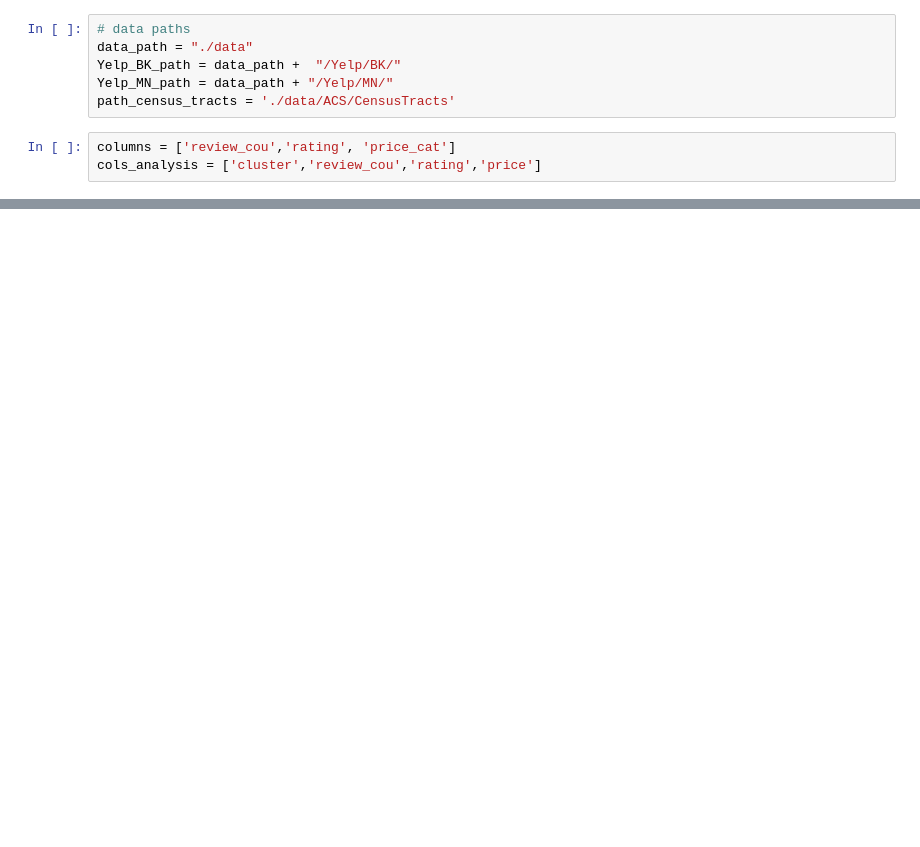
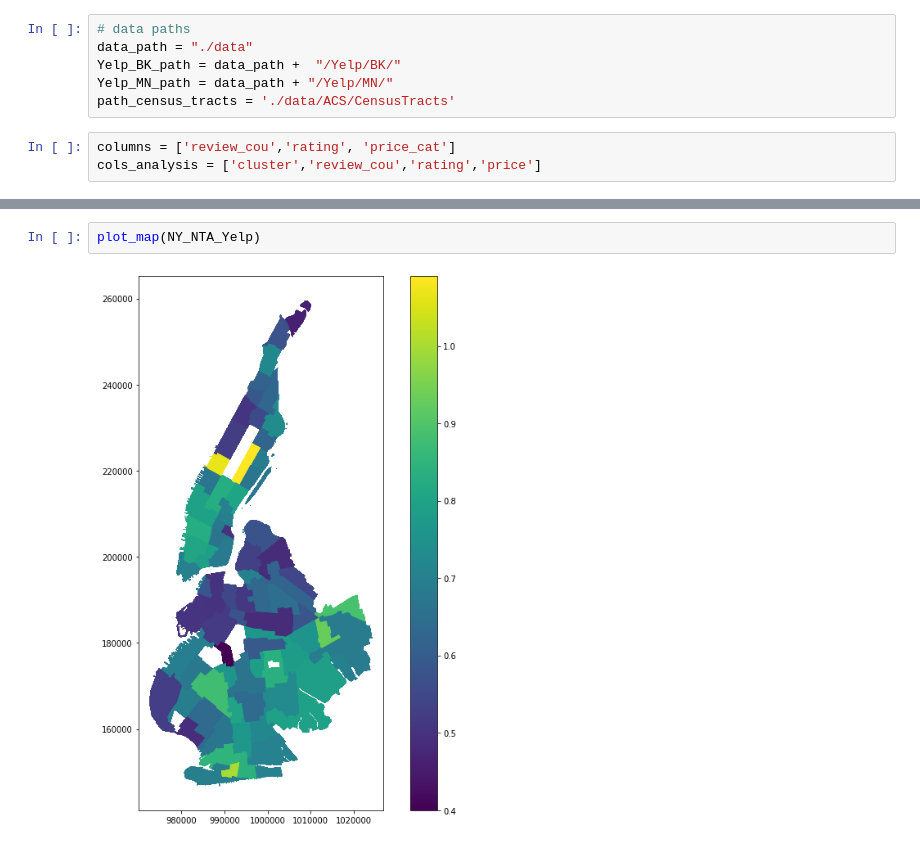
Before and after one commit to lobodemonte/restaurant-scene-ads, a Jupyter notebook: Yelp_Kmeans.ipynb, the cells around one changed output, grey strips where cells are left out. Drawn from its saved outputs; the diff is of its cells as text; blank space fills up the shorter version.

```diff
--- a/Yelp_Kmeans.ipynb
+++ b/Yelp_Kmeans.ipynb
@@ -188,0 +124,4 @@ BK_NTA_Yelp.plot(ax=ax, column='cluster', legend=True)
+# %%
+plot_map(NY_NTA_Yelp)
+# %% [output]
+[figure, added]
```
Also changed, not shown: parts of 17 cells of this notebook.
